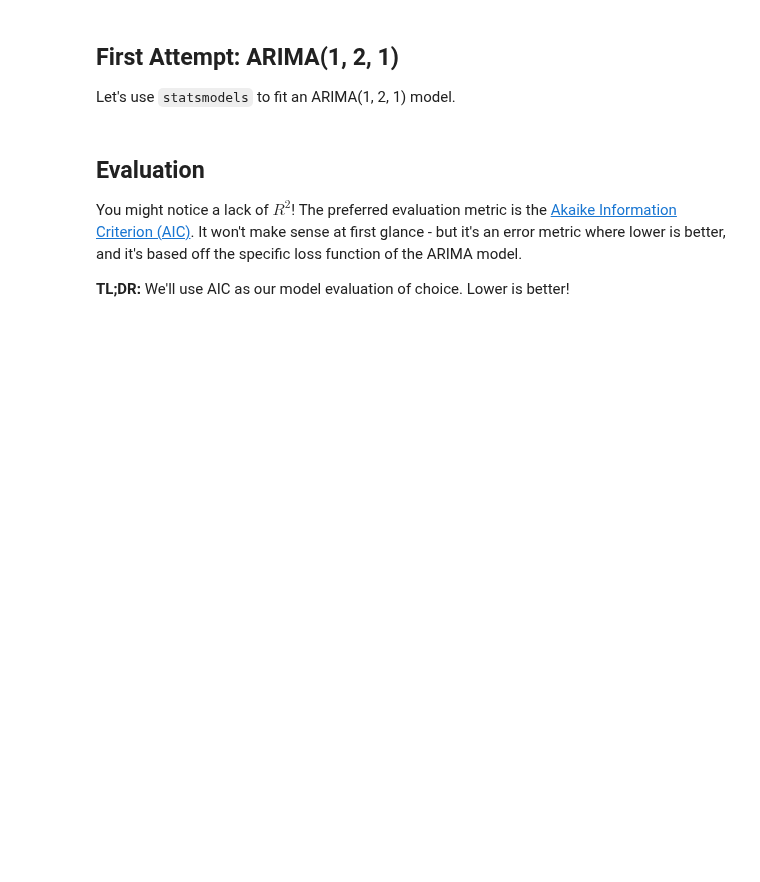
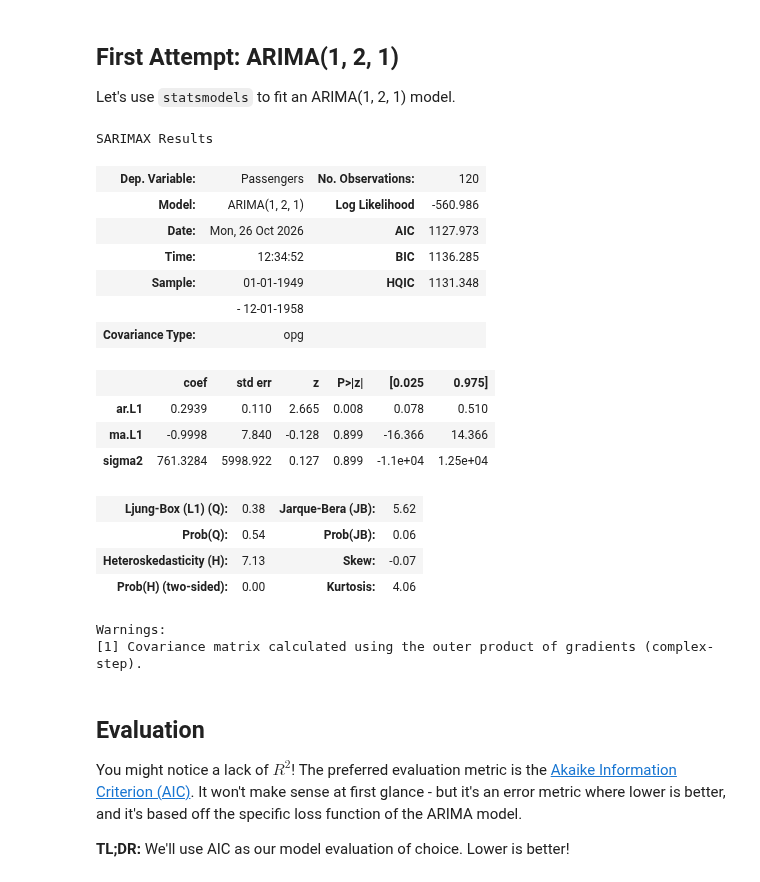
Before and after one commit to CharleyHananiaGA/DSB-Unit-03, a Jupyter notebook: 17 - Time Series II - Modeling/ts-ii-modeling-starter.ipynb, the cells around one changed output. Saved outputs shown, nothing was run; the diff lists cells and outputs as text; code cells hidden in the pictures; blank space fills up the shorter version.

```diff
--- a/17 - Time Series II - Modeling/ts-ii-modeling-starter.ipynb
+++ b/17 - Time Series II - Modeling/ts-ii-modeling-starter.ipynb
@@ -283,6 +283,27 @@ ADF Test: the Double-Differenced Airline Passengers data is Stationary!
 Let's use `statsmodels` to fit an ARIMA(1, 2, 1) model.
 # %%
 model = ARIMA(y_train, order=(1, 2, 1)).fit()
+# %%
+model.summary()
+# %% [output]
+SARIMAX Results
+| Dep. Variable: | Passengers | No. Observations: | 120 |
+| Model: | ARIMA(1, 2, 1) | Log Likelihood | -560.986 |
+| Date: | Mon, 26 Oct 2026 | AIC | 1127.973 |
+| Time: | 12:34:52 | BIC | 1136.285 |
+| Sample: | 01-01-1949 | HQIC | 1131.348 |
+|  | - 12-01-1958 |  |  |
+| Covariance Type: | opg |  |  |
+|  | coef | std err | z | P>|z| | [0.025 | 0.975] |
+| ar.L1 | 0.2939 | 0.110 | 2.665 | 0.008 | 0.078 | 0.510 |
+| ma.L1 | -0.9998 | 7.840 | -0.128 | 0.899 | -16.366 | 14.366 |
+| sigma2 | 761.3284 | 5998.922 | 0.127 | 0.899 | -1.1e+04 | 1.25e+04 |
+| Ljung-Box (L1) (Q): | 0.38 | Jarque-Bera (JB): | 5.62 |
+| Prob(Q): | 0.54 | Prob(JB): | 0.06 |
+| Heteroskedasticity (H): | 7.13 | Skew: | -0.07 |
+| Prob(H) (two-sided): | 0.00 | Kurtosis: | 4.06 |
+Warnings:
+[1] Covariance matrix calculated using the outer product of gradients (complex-step).
 # %% [markdown]
 ## Evaluation
 
```
Also changed, not shown: parts of 10 cells of this notebook.
